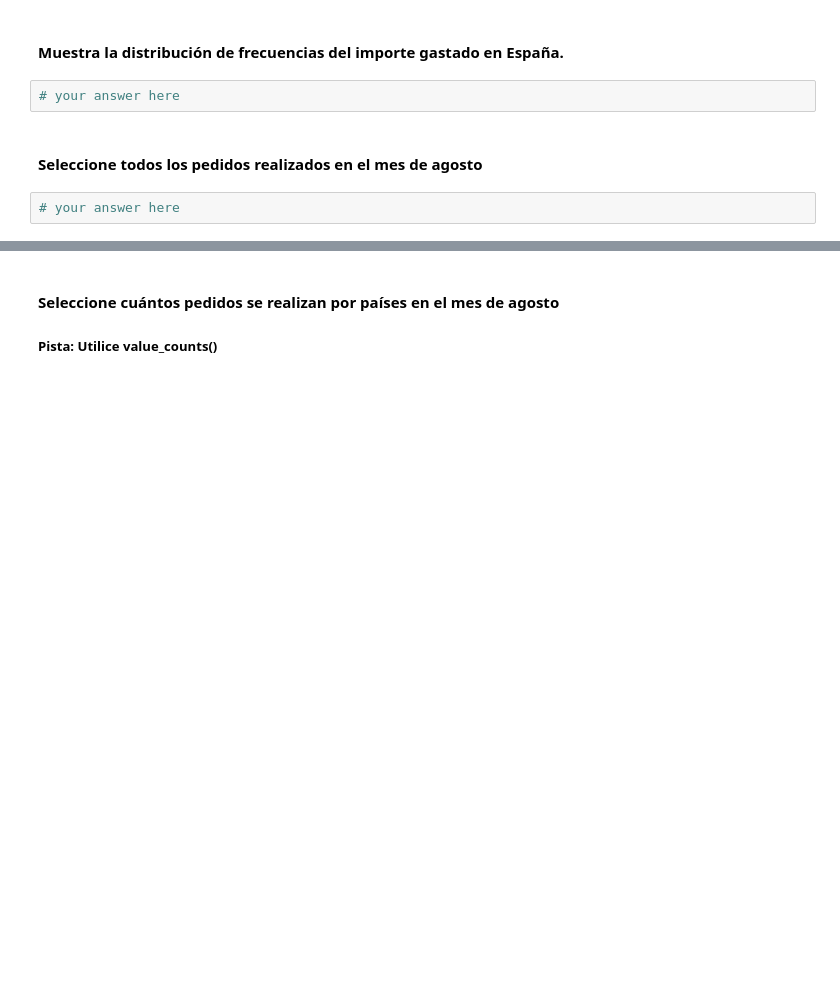
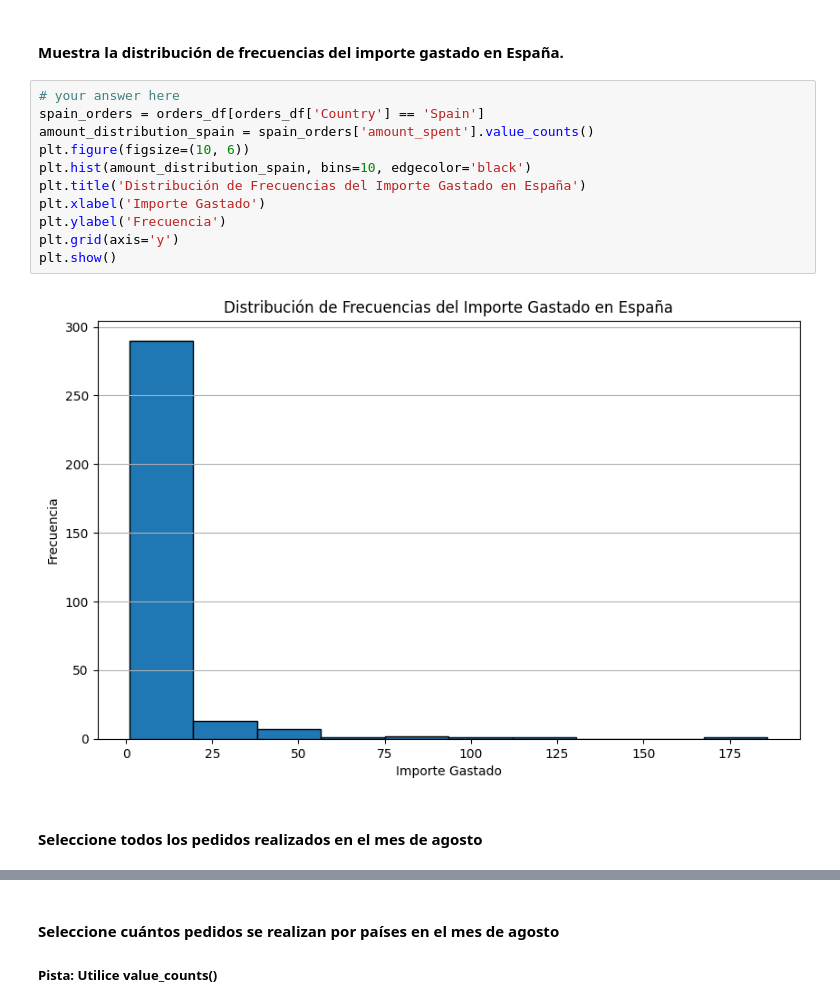
Before and after one commit to ToniMorales6/lab-descriptive-stats-es, a Jupyter notebook: your-code/main.ipynb, the cells around one changed output, grey strips where cells are left out. Drawn from its saved outputs; the diff is of its cells as text; blank space fills up the shorter version.

```diff
--- a/your-code/main.ipynb
+++ b/your-code/main.ipynb
@@ -410,8 +546,17 @@ orders_df = pd.read_csv('Orders.csv')
 # %% [markdown]
 #### Muestra la distribución de frecuencias del importe gastado en España.
-# %%
-# your answer here
+# %%
+# your answer here
+spain_orders = orders_df[orders_df['Country'] == 'Spain']
+amount_distribution_spain = spain_orders['amount_spent'].value_counts()
+plt.figure(figsize=(10, 6))
+plt.hist(amount_distribution_spain, bins=10, edgecolor='black')
+plt.title('Distribución de Frecuencias del Importe Gastado en España')
+plt.xlabel('Importe Gastado')
+plt.ylabel('Frecuencia')
+plt.grid(axis='y')
+plt.show()
+# %% [output]
+[figure, added]
 # %% [markdown]
 #### Seleccione todos los pedidos realizados en el mes de agosto
-# %%
-# your answer here
```
Also changed, not shown: parts of 24 cells of this notebook.
